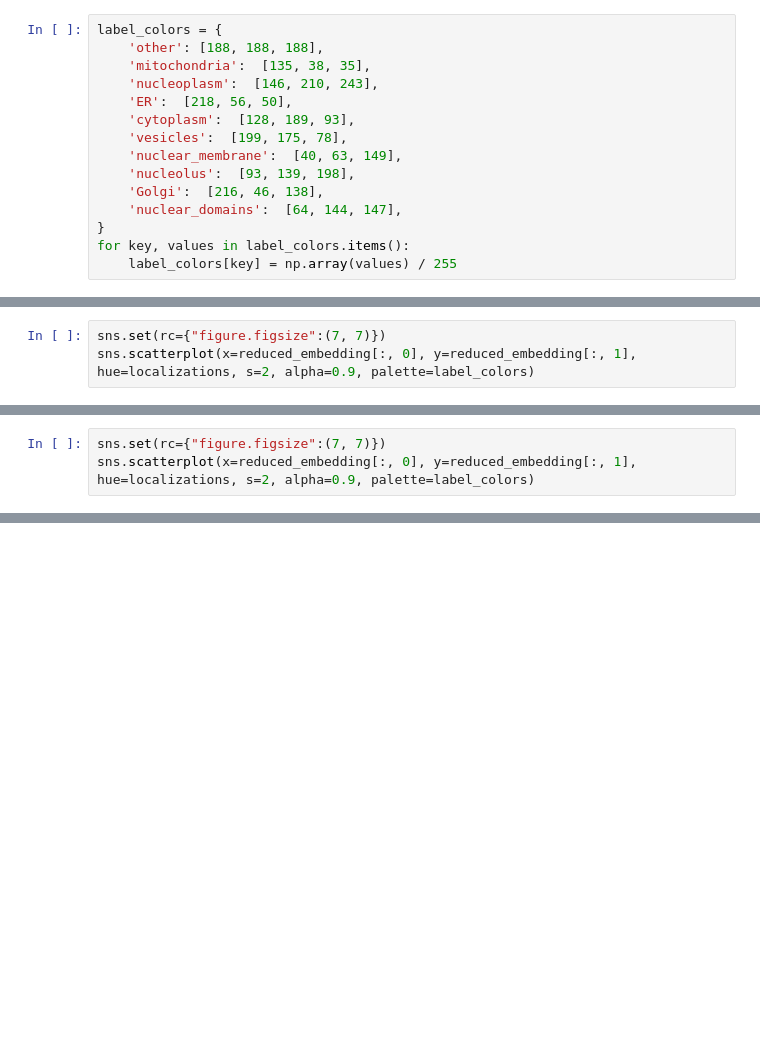
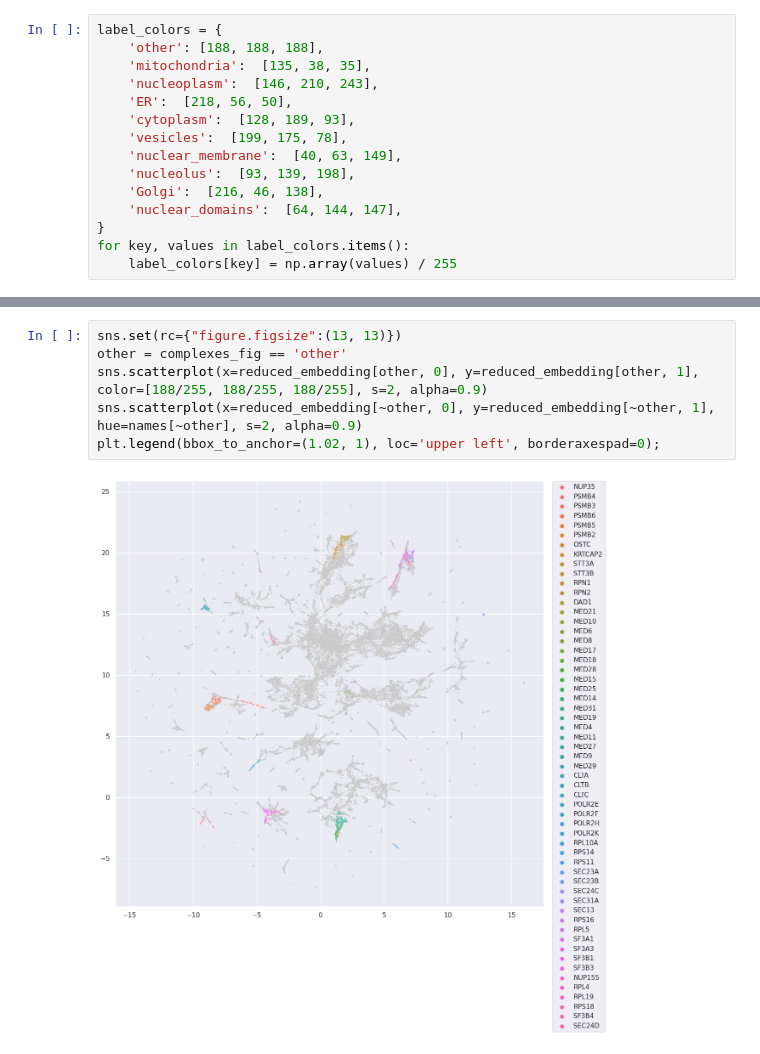
Before and after one commit to sofroniewn/proteoscope, a Jupyter notebook: notebooks/cytoself-3.ipynb, the cells around one changed output, grey strips where cells are left out. Cells and saved outputs as stored; diff of their text form; blank space fills up the shorter version.

```diff
--- a/notebooks/cytoself-3.ipynb
+++ b/notebooks/cytoself-3.ipynb
@@ -154,3 +171,0 @@ sns.scatterplot(x=reduced_embedding[:, 0], y=reduced_embedding[:, 1], hue=locali
-# %%
-sns.set(rc={"figure.figsize":(7, 7)})
-sns.scatterplot(x=reduced_embedding[:, 0], y=reduced_embedding[:, 1], hue=localizations, s=2, alpha=0.9, palette=label_colors)
@@ -160,3 +171,0 @@ sns.scatterplot(x=reduced_embedding[:, 0], y=reduced_embedding[:, 1], hue=locali
-# %%
-sns.set(rc={"figure.figsize":(7, 7)})
-sns.scatterplot(x=reduced_embedding[:, 0], y=reduced_embedding[:, 1], hue=localizations, s=2, alpha=0.9, palette=label_colors)
@@ -165,0 +183,8 @@ sns.scatterplot(x=reduced_embedding[:, 0], y=reduced_embedding[:, 1], hue=locali
+# %%
+sns.set(rc={"figure.figsize":(13, 13)})
+other = complexes_fig == 'other'
+sns.scatterplot(x=reduced_embedding[other, 0], y=reduced_embedding[other, 1], color=[188/255, 188/255, 188/255], s=2, alpha=0.9)
+sns.scatterplot(x=reduced_embedding[~other, 0], y=reduced_embedding[~other, 1], hue=names[~other], s=2, alpha=0.9)
+plt.legend(bbox_to_anchor=(1.02, 1), loc='upper left', borderaxespad=0);
+# %% [output]
+[figure, added]
```
Also changed, not shown: parts of 15 cells of this notebook, 8 other files.
